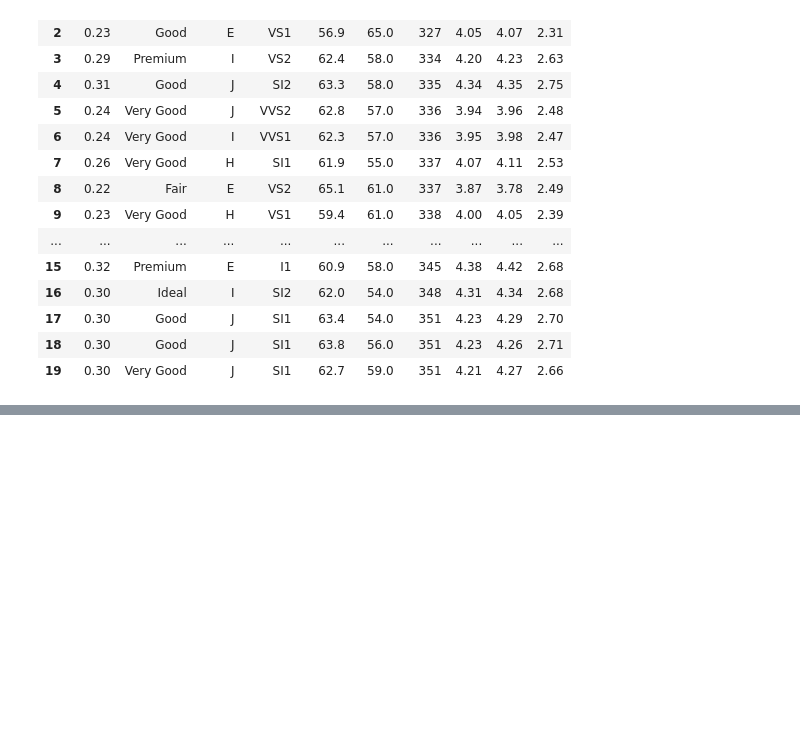
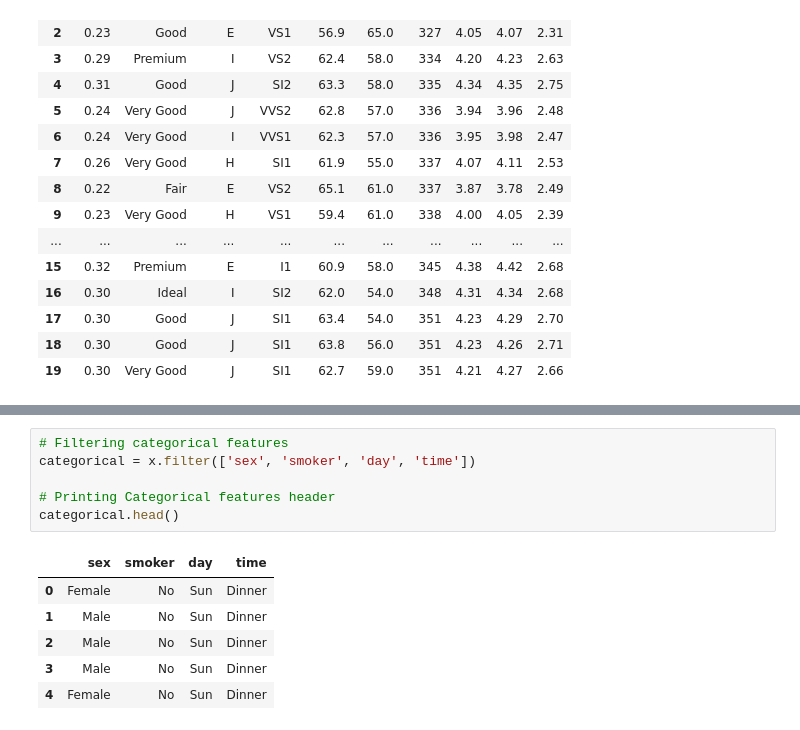
Before and after one commit to KennedyMungai/scikit-learn-intro, a Jupyter notebook: scikit_learn_intro.ipynb, the cells around one changed output, grey strips where cells are left out. Drawn from its saved outputs; the diff is of its cells as text; blank space fills up the shorter version.

```diff
--- a/scikit_learn_intro.ipynb
+++ b/scikit_learn_intro.ipynb
@@ -1003,0 +1044,13 @@ diamond_df.head(20)
+# %%
+# Filtering categorical features
+categorical = x.filter(['sex', 'smoker', 'day', 'time'])
+
+# Printing Categorical features header
+categorical.head()
+# %% [output]
+|  | sex | smoker | day | time |
+| 0 | Female | No | Sun | Dinner |
+| 1 | Male | No | Sun | Dinner |
+| 2 | Male | No | Sun | Dinner |
+| 3 | Male | No | Sun | Dinner |
+| 4 | Female | No | Sun | Dinner |
```
Also changed, not shown: parts of 12 cells of this notebook.
